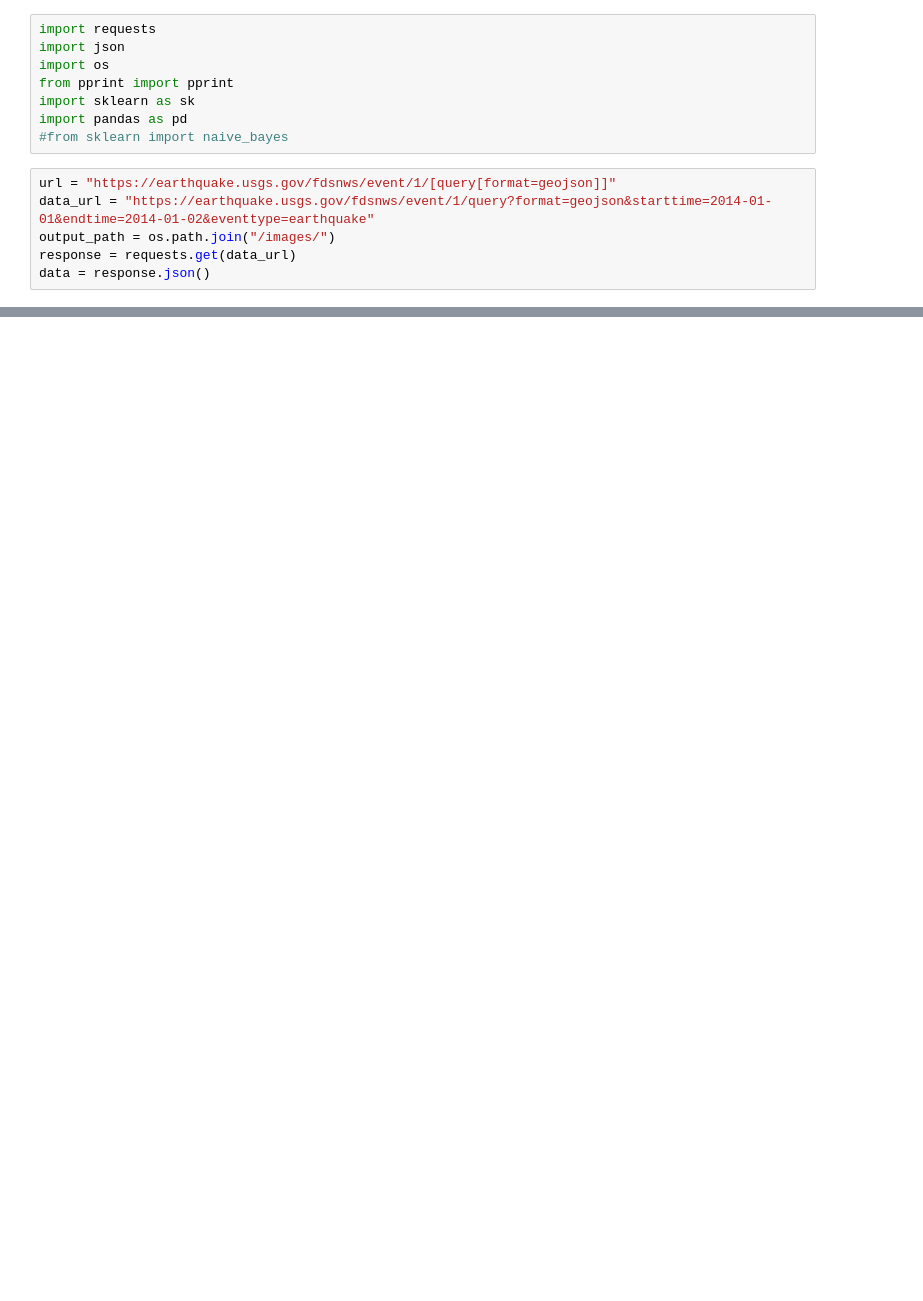
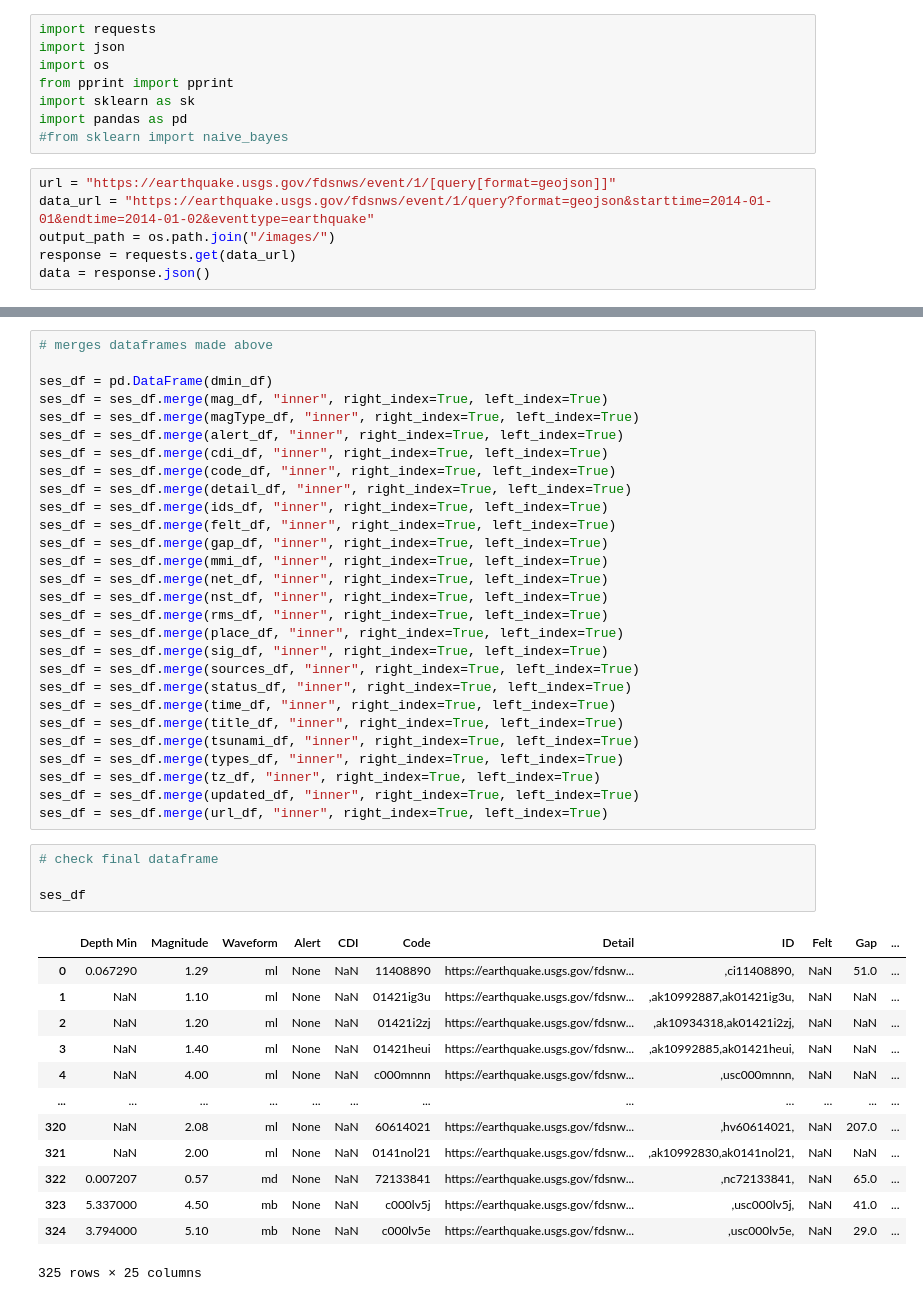
Before and after one commit to jchoi17/ETL-project, a Jupyter notebook: Jupyter Notebooks/Table Creation and PandasDF.ipynb, the cells around one changed output, grey strips where cells are left out. Drawn from its saved outputs; the diff is of its cells as text; blank space fills up the shorter version.

```diff
--- a/Jupyter Notebooks/P2.ipynb
+++ b/Jupyter Notebooks/Table Creation and PandasDF.ipynb
@@ -70,0 +169,46 @@ df = df
+# %%
+# merges dataframes made above
+
+ses_df = pd.DataFrame(dmin_df)
+ses_df = ses_df.merge(mag_df, "inner", right_index=True, left_index=True)
+ses_df = ses_df.merge(magType_df, "inner", right_index=True, left_index=True)
+ses_df = ses_df.merge(alert_df, "inner", right_index=True, left_index=True)
+ses_df = ses_df.merge(cdi_df, "inner", right_index=True, left_index=True)
+ses_df = ses_df.merge(code_df, "inner", right_index=True, left_index=True)
+ses_df = ses_df.merge(detail_df, "inner", right_index=True, left_index=True)
+ses_df = ses_df.merge(ids_df, "inner", right_index=True, left_index=True)
+ses_df = ses_df.merge(felt_df, "inner", right_index=True, left_index=True)
+ses_df = ses_df.merge(gap_df, "inner", right_index=True, left_index=True)
+ses_df = ses_df.merge(mmi_df, "inner", right_index=True, left_index=True)
+ses_df = ses_df.merge(net_df, "inner", right_index=True, left_index=True)
+ses_df = ses_df.merge(nst_df, "inner", right_index=True, left_index=True)
+ses_df = ses_df.merge(rms_df, "inner", right_index=True, left_index=True)
+ses_df = ses_df.merge(place_df, "inner", right_index=True, left_index=True)
+ses_df = ses_df.merge(sig_df, "inner", right_index=True, left_index=True)
+ses_df = ses_df.merge(sources_df, "inner", right_index=True, left_index=True)
+ses_df = ses_df.merge(status_df, "inner", right_index=True, left_index=True)
+ses_df = ses_df.merge(time_df, "inner", right_index=True, left_index=True)
+ses_df = ses_df.merge(title_df, "inner", right_index=True, left_index=True)
+ses_df = ses_df.merge(tsunami_df, "inner", right_index=True, left_index=True)
+ses_df = ses_df.merge(types_df, "inner", right_index=True, left_index=True)
+ses_df = ses_df.merge(tz_df, "inner", right_index=True, left_index=True)
+ses_df = ses_df.merge(updated_df, "inner", right_index=True, left_index=True)
+ses_df = ses_df.merge(url_df, "inner", right_index=True, left_index=True)
+# %%
+# check final dataframe
+
+ses_df
+# %% [output]
+|  | Depth Min | Magnitude | Waveform | Alert | CDI | Code | Detail | ID | Felt | Gap | ... |
+| 0 | 0.067290 | 1.29 | ml | None | NaN | 11408890 | https://earthquake.usgs.gov/fdsnw... | ,ci11408890, | NaN | 51.0 | ... |
+| 1 | NaN | 1.10 | ml | None | NaN | 01421ig3u | https://earthquake.usgs.gov/fdsnw... | ,ak10992887,ak01421ig3u, | NaN | NaN | ... |
+| 2 | NaN | 1.20 | ml | None | NaN | 01421i2zj | https://earthquake.usgs.gov/fdsnw... | ,ak10934318,ak01421i2zj, | NaN | NaN | ... |
+| 3 | NaN | 1.40 | ml | None | NaN | 01421heui | https://earthquake.usgs.gov/fdsnw... | ,ak10992885,ak01421heui, | NaN | NaN | ... |
+| 4 | NaN | 4.00 | ml | None | NaN | c000mnnn | https://earthquake.usgs.gov/fdsnw... | ,usc000mnnn, | NaN | NaN | ... |
+| ... | ... | ... | ... | ... | ... | ... | ... | ... | ... | ... | ... |
+| 320 | NaN | 2.08 | ml | None | NaN | 60614021 | https://earthquake.usgs.gov/fdsnw... | ,hv60614021, | NaN | 207.0 | ... |
+| 321 | NaN | 2.00 | ml | None | NaN | 0141nol21 | https://earthquake.usgs.gov/fdsnw... | ,ak10992830,ak0141nol21, | NaN | NaN | ... |
+| 322 | 0.007207 | 0.57 | md | None | NaN | 72133841 | https://earthquake.usgs.gov/fdsnw... | ,nc72133841, | NaN | 65.0 | ... |
+| 323 | 5.337000 | 4.50 | mb | None | NaN | c000lv5j | https://earthquake.usgs.gov/fdsnw... | ,usc000lv5j, | NaN | 41.0 | ... |
+| 324 | 3.794000 | 5.10 | mb | None | NaN | c000lv5e | https://earthquake.usgs.gov/fdsnw... | ,usc000lv5e, | NaN | 29.0 | ... |
+325 rows × 25 columns
```
Also changed, not shown: parts of 10 cells of this notebook.
